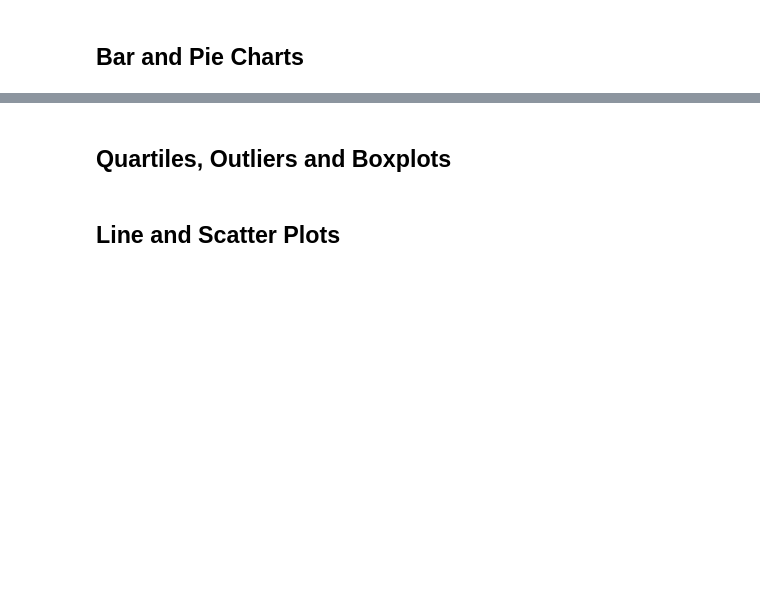
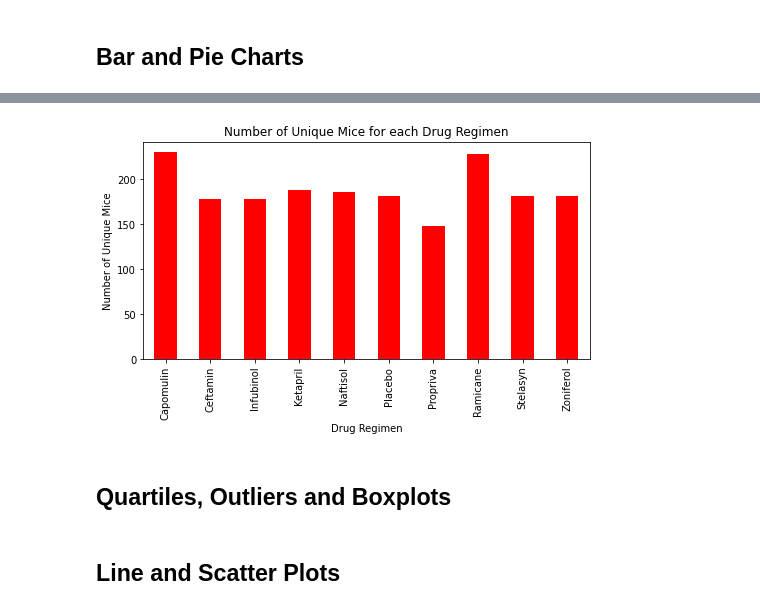
Before and after one commit to mattyk33/Pymaceuticals-Matplotlib, a Jupyter notebook: Pymaceuticals/pymaceuticals_starter.ipynb, the cells around one changed output, grey strips where cells are left out. Cells and saved outputs as stored; diff of their text form; code cells hidden in the pictures; blank space fills up the shorter version.

```diff
--- a/Pymaceuticals/pymaceuticals_starter.ipynb
+++ b/Pymaceuticals/pymaceuticals_starter.ipynb
@@ -144,3 +161,29 @@ drug_analysis
+# %%
+# Generate a bar plot showing the total number of unique mice tested on each drug regimen using pyplot.
+
+# Set x axis and tick locations
+x_axis = np.arange(len(drug_mice_count))
+tick_locations = [value for value in x_axis]
+
+ # Create bar chart
+plt.figure(figsize=(8,4))
+plt.bar(x_axis, drug_mice_count["Drug Regimen"], color='red', align="center", width = 0.5)
+plt.xticks(tick_locations, list(drug_mice_count.index), rotation="vertical")
+
+# Set x and y limits
+plt.xlim(-0.5, len(x_axis)-0.5)
+plt.ylim(0, max(drug_mice_count["Drug Regimen"])*1.05)
+
+# Create a Title and labels
+plt.title("Number of Unique Mice for each Drug Regimen")
+plt.xlabel("Drug Regimen")
+plt.ylabel("Number of Unique Mice")
+
+# Save the Chart
+plt.savefig("Charts/PyplotBarChart.png")
+plt.show()
+# %% [output]
+[figure, added]
 # %%
 # Generate a pie plot showing the distribution of female versus male mice using pandas
 # %%
```
Also changed, not shown: parts of 4 cells of this notebook, 2 other files.
